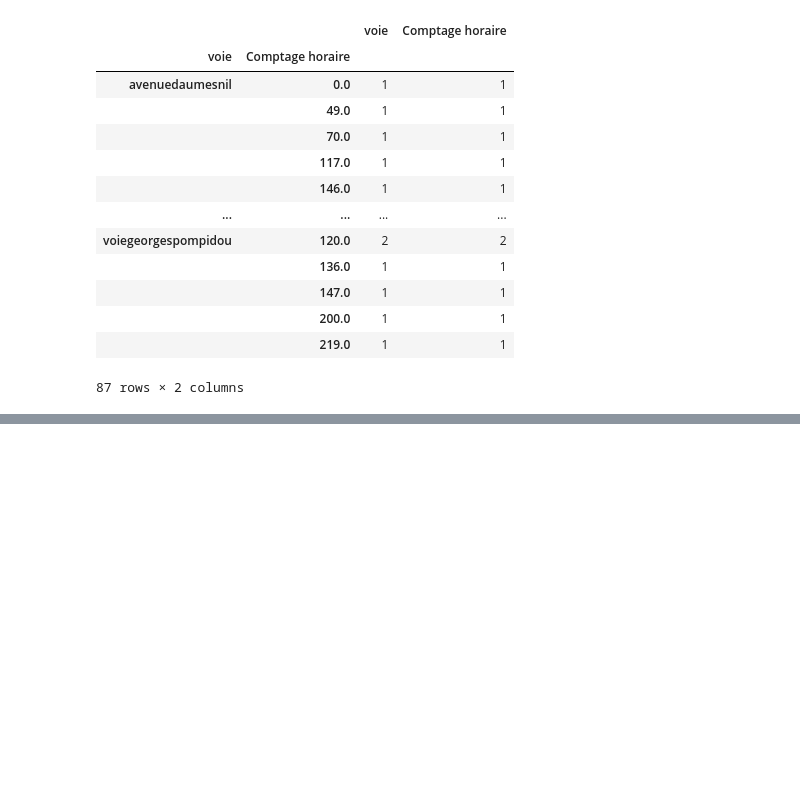
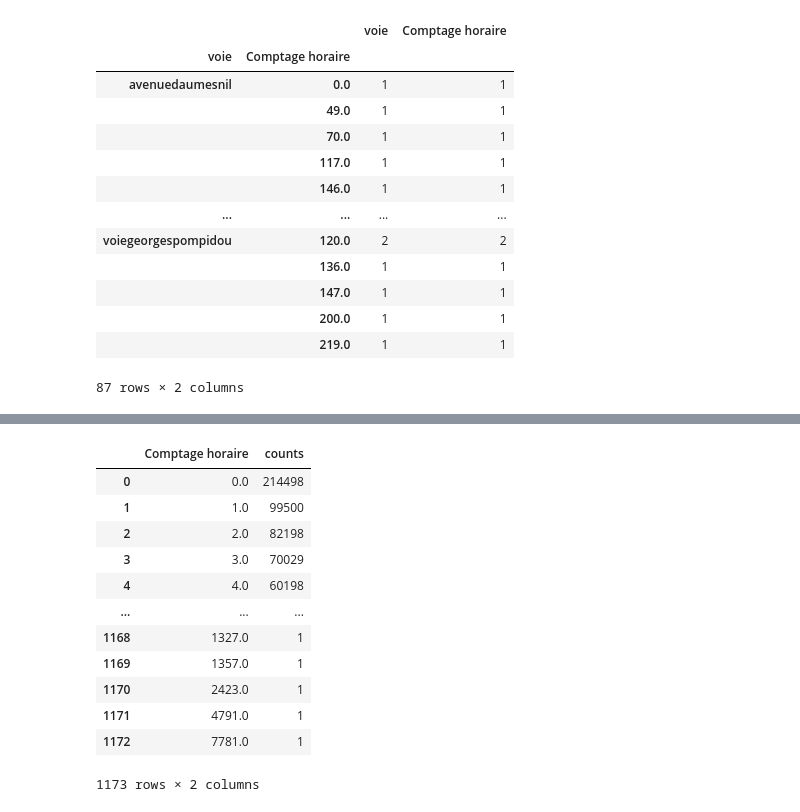
Before and after one commit to hitMaan351/Decision-support-for-cycle-track, a Jupyter notebook: notebooks/Mathian.ipynb, the cells around one changed output, grey strips where cells are left out. Saved outputs shown, nothing was run; the diff lists cells and outputs as text; code cells hidden in the pictures; blank space fills up the shorter version.

```diff
--- a/notebooks/Mathian.ipynb
+++ b/notebooks/Mathian.ipynb
@@ -428,0 +520,17 @@ grouped_df
+# %%
+occurence_comptage = flux_df.groupby(['Comptage horaire'])['Comptage horaire'].count().reset_index(name='counts')
+occurence_comptage
+# %% [output]
+|  | Comptage horaire | counts |
+| 0 | 0.0 | 214498 |
+| 1 | 1.0 | 99500 |
+| 2 | 2.0 | 82198 |
+| 3 | 3.0 | 70029 |
+| 4 | 4.0 | 60198 |
+| ... | ... | ... |
+| 1168 | 1327.0 | 1 |
+| 1169 | 1357.0 | 1 |
+| 1170 | 2423.0 | 1 |
+| 1171 | 4791.0 | 1 |
+| 1172 | 7781.0 | 1 |
+1173 rows × 2 columns
```
Also changed, not shown: parts of 39 cells of this notebook, 1 other file.
